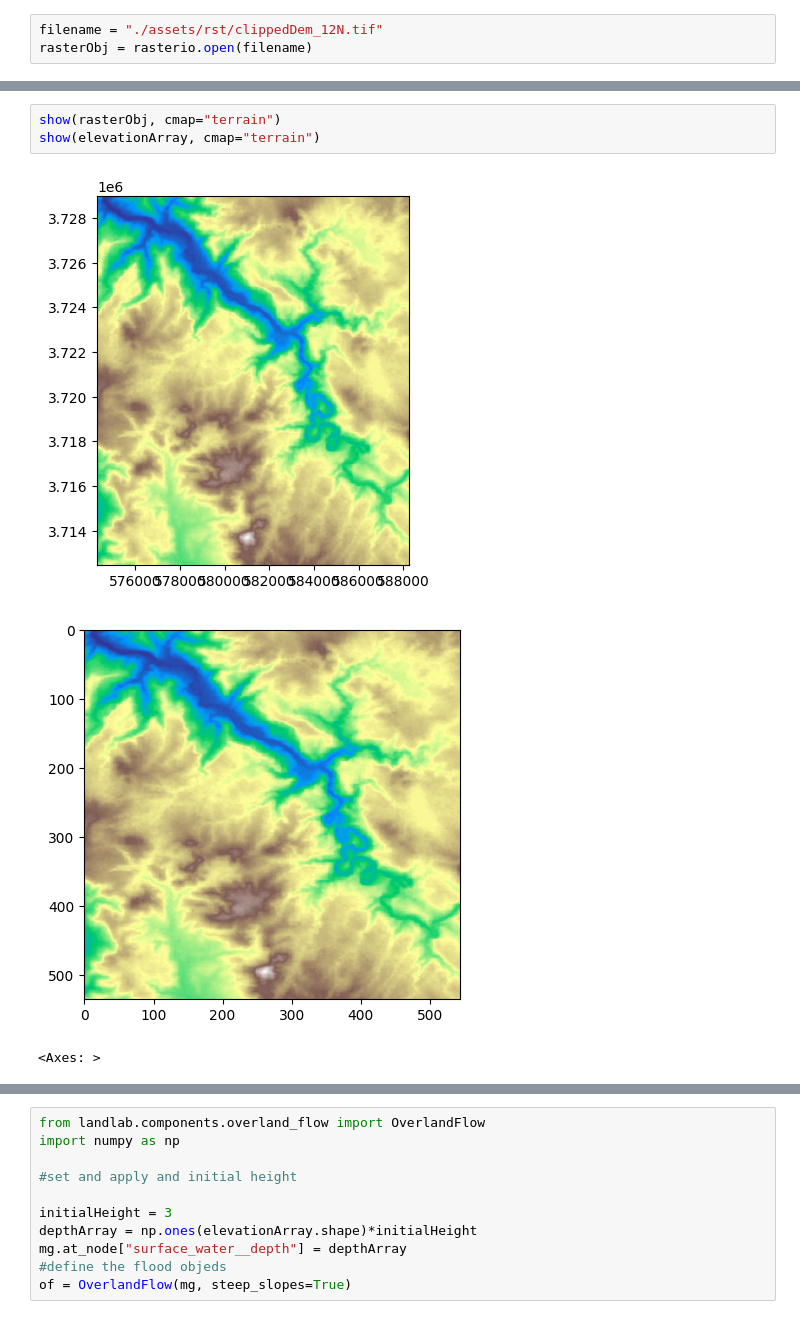
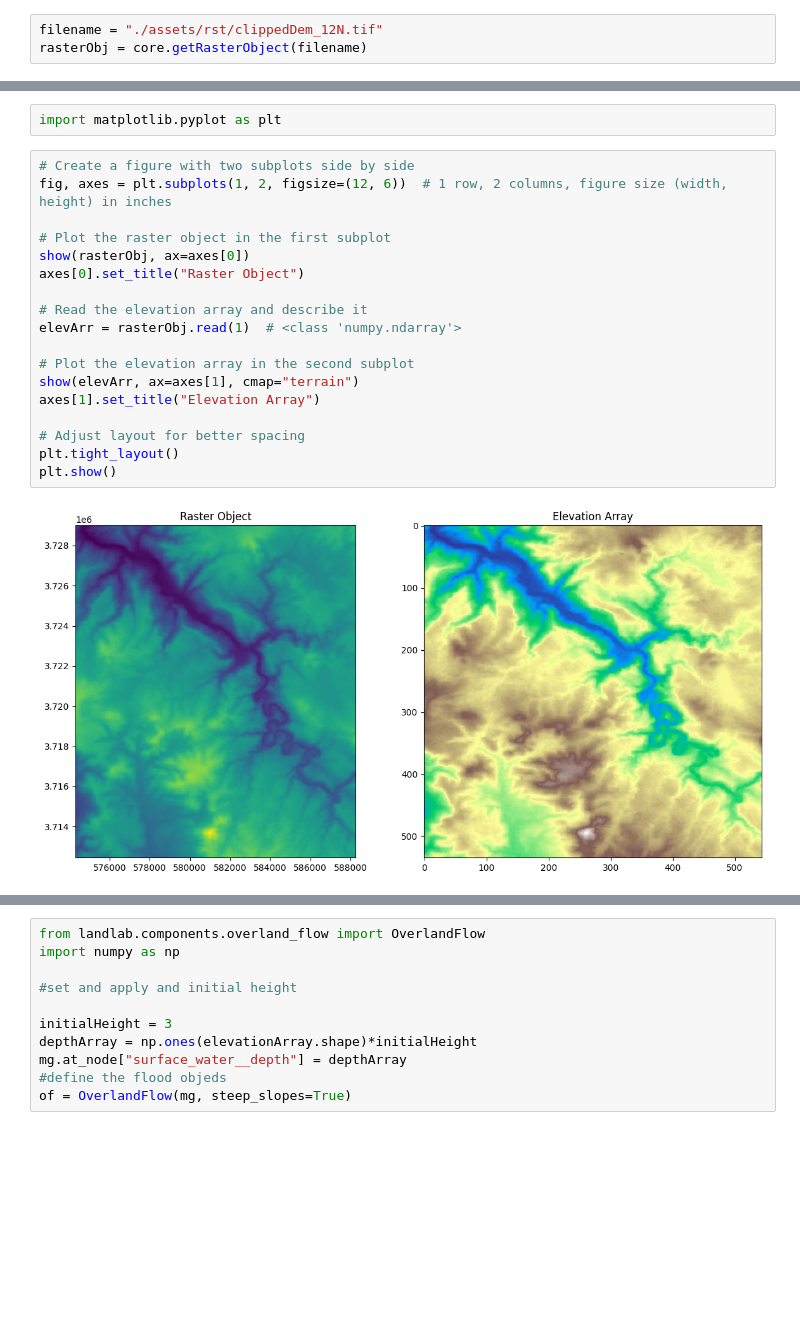
Before and after one commit to JuanGuerrero09/dampy, a Jupyter notebook: test.ipynb, the cells around one changed output, grey strips where cells are left out. Drawn from its saved outputs; the diff is of its cells as text; blank space fills up the shorter version.

Commit message:
added examples and improved core code

```diff
--- a/test.ipynb
+++ b/test.ipynb
@@ -4,3 +5,3 @@ import rasterio
 # %%
 filename = "./assets/rst/clippedDem_12N.tif"
-rasterObj = rasterio.open(filename)
+rasterObj = core.getRasterObject(filename)
@@ -30,7 +53,22 @@ Std Value:
+# %%
+import matplotlib.pyplot as plt
 # %%
-show(rasterObj, cmap="terrain")
-show(elevationArray, cmap="terrain")
+# Create a figure with two subplots side by side
+fig, axes = plt.subplots(1, 2, figsize=(12, 6))  # 1 row, 2 columns, figure size (width, height) in inches
+
+# Plot the raster object in the first subplot
+show(rasterObj, ax=axes[0])
+axes[0].set_title("Raster Object")
+
+# Read the elevation array and describe it
+elevArr = rasterObj.read(1)  # <class 'numpy.ndarray'>
+
+# Plot the elevation array in the second subplot
+show(elevArr, ax=axes[1], cmap="terrain")
+axes[1].set_title("Elevation Array")
+
+# Adjust layout for better spacing
+plt.tight_layout()
+plt.show()
 # %% [output]
-[figure, old version]
+[figure, new version]
-[figure, removed]
-<Axes: >
```
Also changed, not shown: parts of 25 cells of this notebook, 54 other files.
